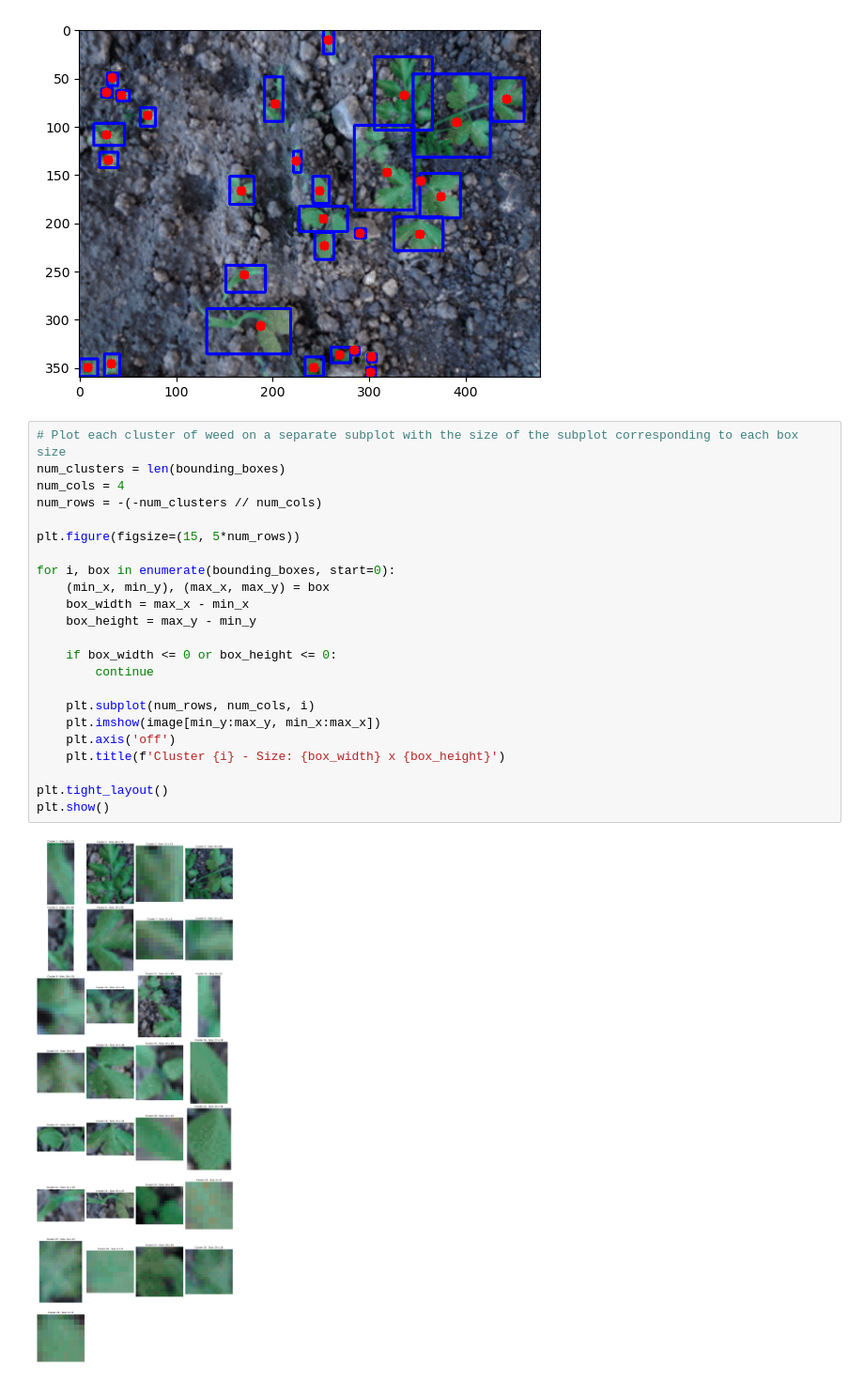
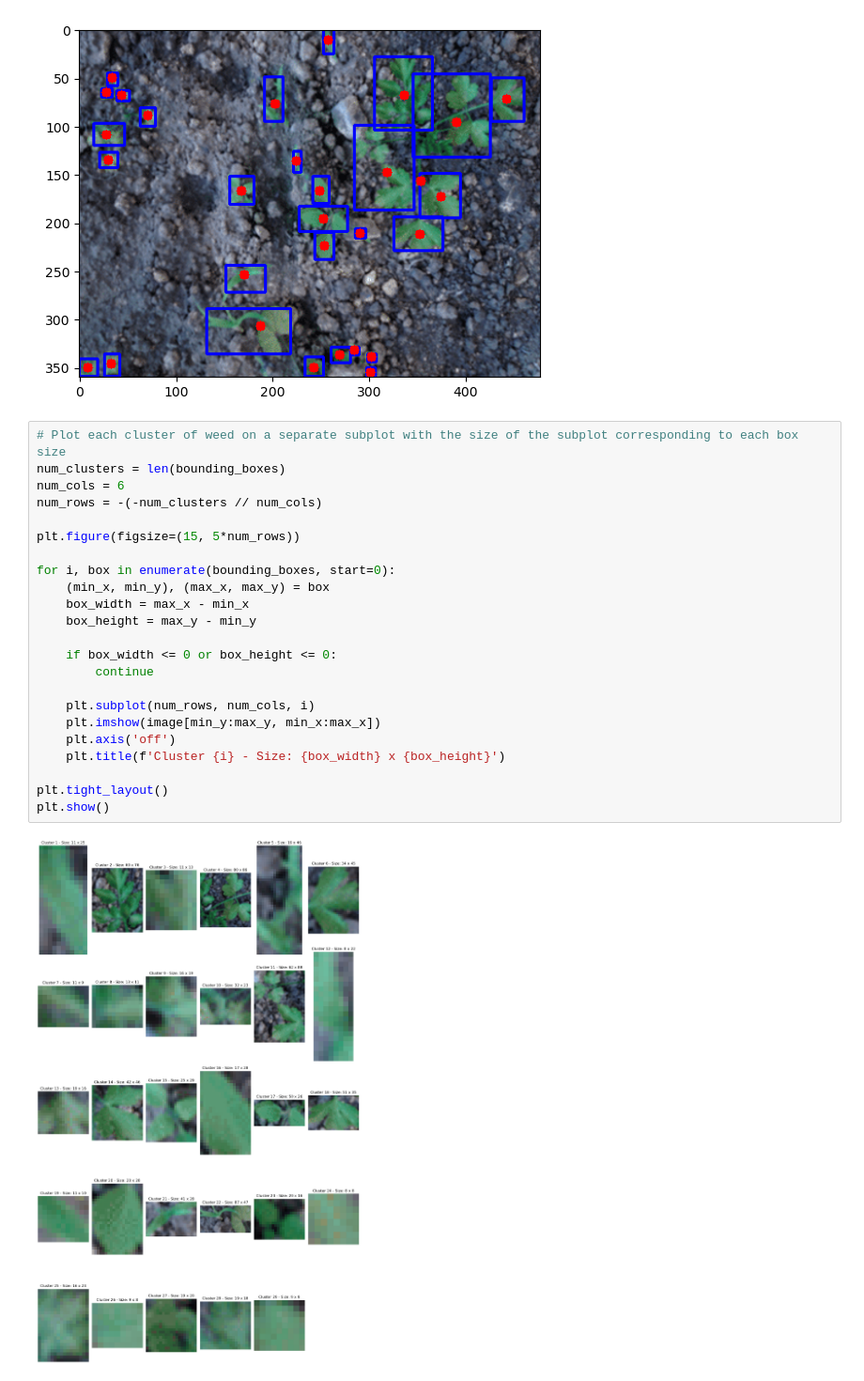
Before and after one commit to dokyun-kim4/weed-detection, a Jupyter notebook: DBSCAN.ipynb, the cells around one changed output. Shown at 94% size. Drawn from its saved outputs; the diff is of its cells as text.

```diff
--- a/DBSCAN.ipynb
+++ b/DBSCAN.ipynb
@@ -113,25 +113,25 @@ plt.show()
 # %%
 # Plot each cluster of weed on a separate subplot with the size of the subplot corresponding to each box size
 num_clusters = len(bounding_boxes)
-num_cols = 4
+num_cols = 6
 num_rows = -(-num_clusters // num_cols)
 
 plt.figure(figsize=(15, 5*num_rows))
 
 for i, box in enumerate(bounding_boxes, start=0):
     (min_x, min_y), (max_x, max_y) = box
     box_width = max_x - min_x
     box_height = max_y - min_y
 
     if box_width <= 0 or box_height <= 0:
         continue
 
     plt.subplot(num_rows, num_cols, i)
     plt.imshow(image[min_y:max_y, min_x:max_x])
     plt.axis('off')
     plt.title(f'Cluster {i} - Size: {box_width} x {box_height}')
 
 plt.tight_layout()
 plt.show()
 # %% [output]
-[figure, old version]
+[figure, new version]
```
